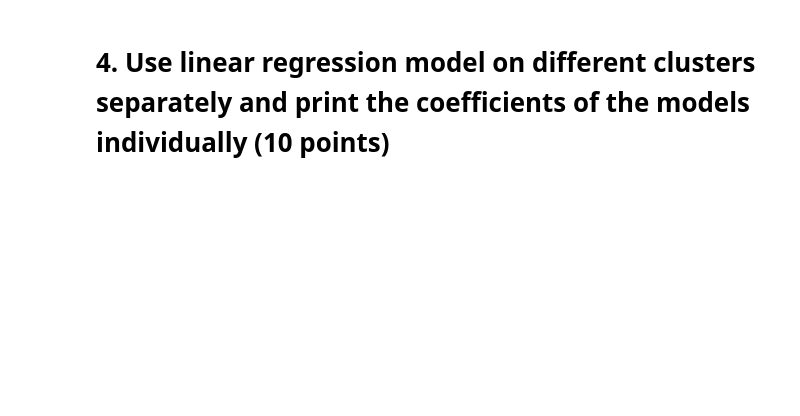
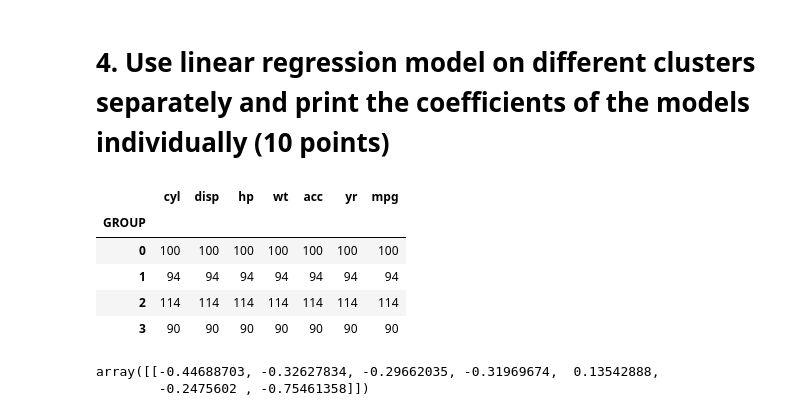
Before and after one commit to GreatLearningAIML1/bangalore-feb-batch-rabigarg, a Jupyter notebook: Unsupervised Learning_R4_Project1_Car mpg.ipynb, the cells around one changed output. Cells and saved outputs as stored; diff of their text form; code cells hidden in the pictures; blank space fills up the shorter version.

```diff
--- a/Unsupervised Learning_R4_Project1_Car mpg.ipynb
+++ b/Unsupervised Learning_R4_Project1_Car mpg.ipynb
@@ -157,2 +190,11 @@ plt.plot( clusters_df.num_clusters, clusters_df.cluster_errors, marker = "o" )
 # %% [markdown]
 # 4. Use linear regression model on different clusters separately and print the coefficients of the models individually (10 points)
+# %%
+mpg_df.groupby(["GROUP"]).count()
+# %% [output]
+|  | cyl | disp | hp | wt | acc | yr | mpg |
+| GROUP |  |  |  |  |  |  |  |
+| 0 | 100 | 100 | 100 | 100 | 100 | 100 | 100 |
+| 1 | 94 | 94 | 94 | 94 | 94 | 94 | 94 |
+| 2 | 114 | 114 | 114 | 114 | 114 | 114 | 114 |
+| 3 | 90 | 90 | 90 | 90 | 90 | 90 | 90 |
@@ -158,0 +210,5 @@ plt.plot( clusters_df.num_clusters, clusters_df.cluster_errors, marker = "o" )
+# %%
+regression_model.coef_
+# %% [output]
+array([[-0.44688703, -0.32627834, -0.29662035, -0.31969674,  0.13542888,
+        -0.2475602 , -0.75461358]])
```
Also changed, not shown: parts of 8 cells of this notebook.
